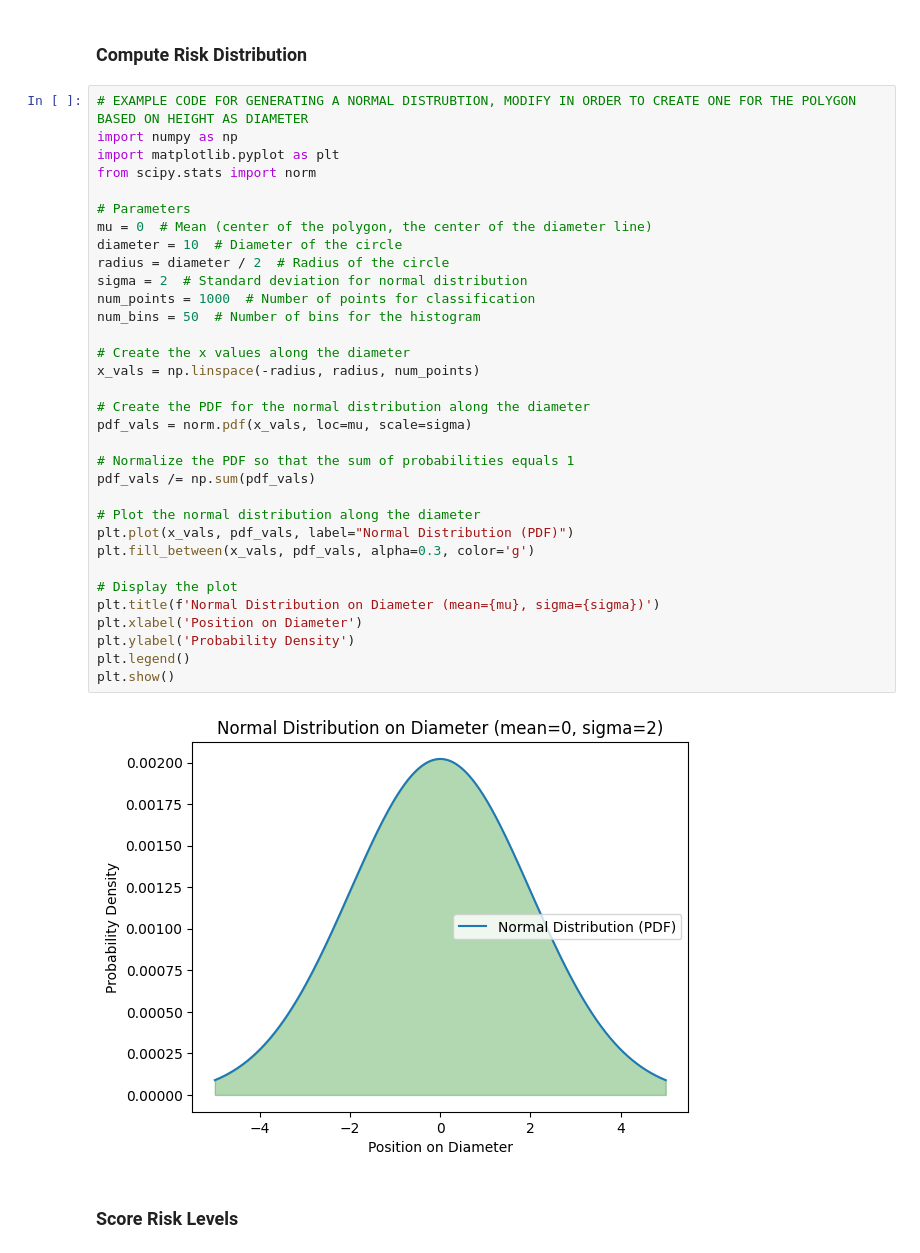
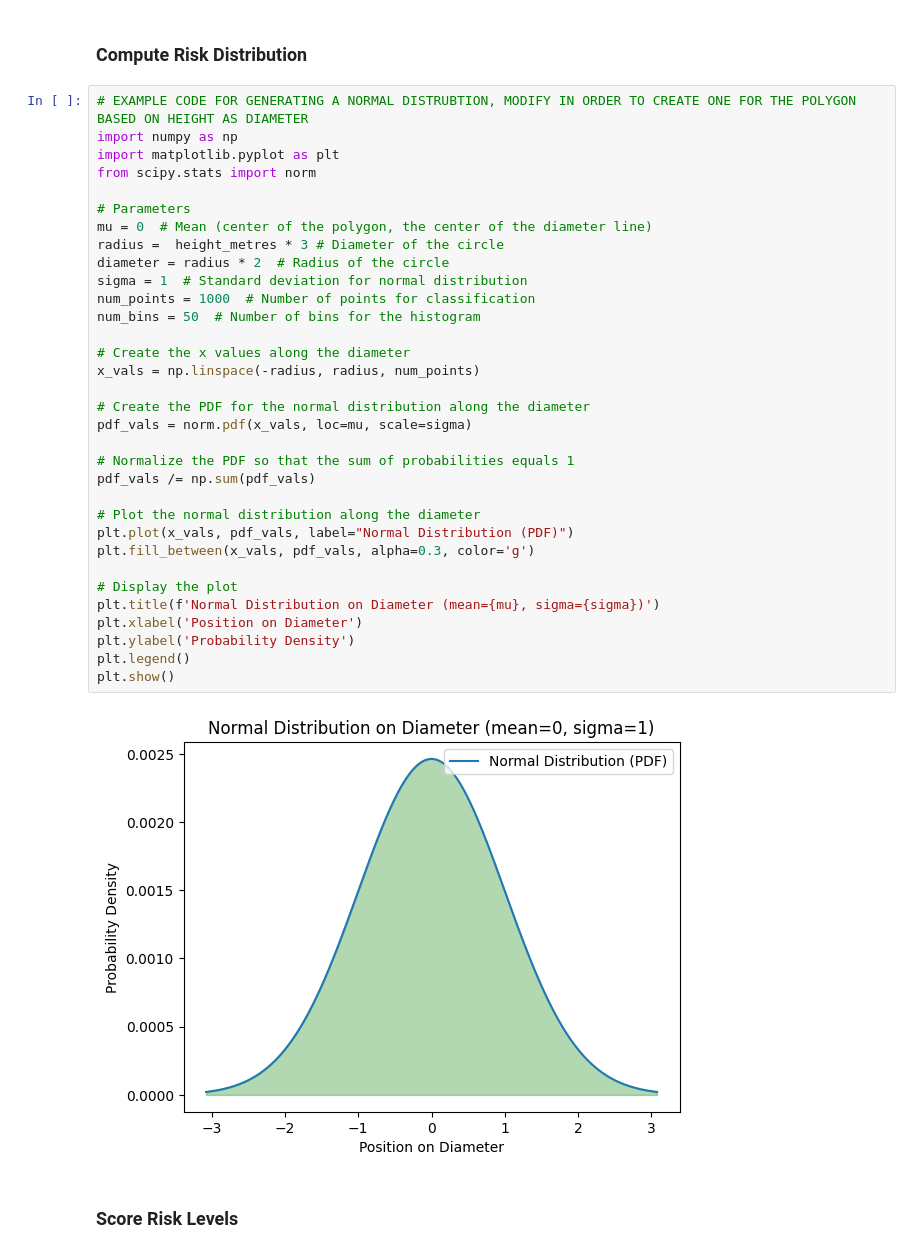
Before and after one commit to adamFittlerGit/IDM, a Jupyter notebook: research/models/Yolo/version1/inference/lab/prototype.ipynb, the cells around one changed output. Cells and saved outputs as stored; diff of their text form.

```diff
--- a/research/models/Yolo/version1/inference/lab/prototype.ipynb
+++ b/research/models/Yolo/version1/inference/lab/prototype.ipynb
@@ -64,36 +64,36 @@ print(height_metres*3) # New asumption that the risk can reach 3 times the heigh
 # EXAMPLE CODE FOR GENERATING A NORMAL DISTRUBTION, MODIFY IN ORDER TO CREATE ONE FOR THE POLYGON BASED ON HEIGHT AS DIAMETER
 import numpy as np
 import matplotlib.pyplot as plt
 from scipy.stats import norm
 
 # Parameters
 mu = 0  # Mean (center of the polygon, the center of the diameter line)
-diameter = 10  # Diameter of the circle
-radius = diameter / 2  # Radius of the circle
-sigma = 2  # Standard deviation for normal distribution
+radius =  height_metres * 3 # Diameter of the circle
+diameter = radius * 2  # Radius of the circle
+sigma = 1  # Standard deviation for normal distribution
 num_points = 1000  # Number of points for classification
 num_bins = 50  # Number of bins for the histogram
 
 # Create the x values along the diameter
 x_vals = np.linspace(-radius, radius, num_points)
 
 # Create the PDF for the normal distribution along the diameter
 pdf_vals = norm.pdf(x_vals, loc=mu, scale=sigma)
 
 # Normalize the PDF so that the sum of probabilities equals 1
 pdf_vals /= np.sum(pdf_vals)
 
 # Plot the normal distribution along the diameter
 plt.plot(x_vals, pdf_vals, label="Normal Distribution (PDF)")
 plt.fill_between(x_vals, pdf_vals, alpha=0.3, color='g')
 
 # Display the plot
 plt.title(f'Normal Distribution on Diameter (mean={mu}, sigma={sigma})')
 plt.xlabel('Position on Diameter')
 plt.ylabel('Probability Density')
 plt.legend()
 plt.show()
 # %% [output]
-[figure, old version]
+[figure, new version]
 # %% [markdown]
 ### Score Risk Levels
```
Also changed, not shown: parts of 2 cells of this notebook, 2 other files.
